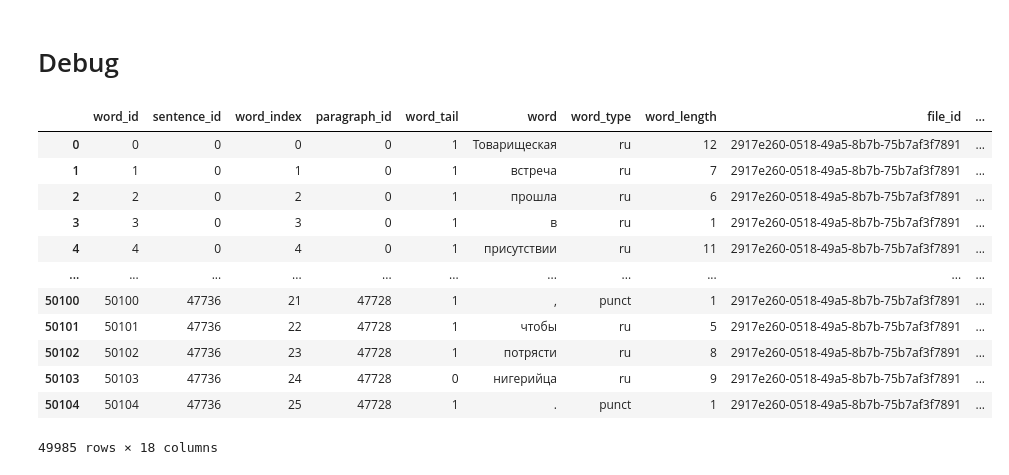
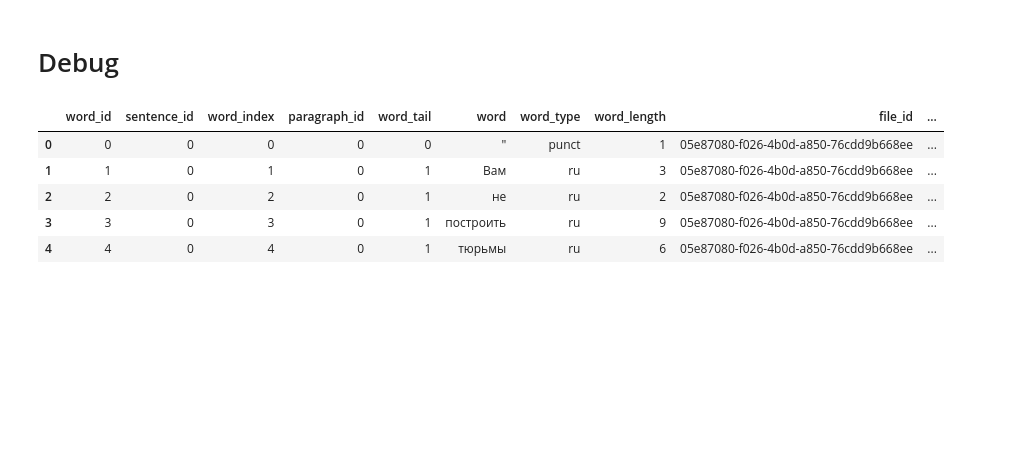
Before and after one commit to okulovsky/grammar_ru, a Jupyter notebook: research/alternative/research.ipynb, the cells around one changed output. Drawn from its saved outputs; the diff is of its cells as text; code cells hidden in the pictures; blank space fills up the shorter version.

```diff
--- a/research/alternative/research.ipynb
+++ b/research/alternative/research.ipynb
@@ -168,24 +308,17 @@ KeyboardInterrupt:
 # %% [markdown]
 # Debug
 # %%
-reader = CorpusReader(Loc.bundles_path/'chtoby/prepare/raw/raw.zip')
+reader = CorpusReader(Loc.bundles_path/'chtoby/prepare/balanced/balanced.zip')
 # %%
 frames = reader.get_frames()
 # %%
 frame = frames.first()
 # %%
-frame
+frame.head()
 # %% [output]
 |  | word_id | sentence_id | word_index | paragraph_id | word_tail | word | word_type | word_length | file_id | ... |
-| 0 | 0 | 0 | 0 | 0 | 1 | Товарищеская | ru | 12 | 2917e260-0518-49a5-8b7b-75b7af3f7891 | ... |
-| 1 | 1 | 0 | 1 | 0 | 1 | встреча | ru | 7 | 2917e260-0518-49a5-8b7b-75b7af3f7891 | ... |
-| 2 | 2 | 0 | 2 | 0 | 1 | прошла | ru | 6 | 2917e260-0518-49a5-8b7b-75b7af3f7891 | ... |
-| 3 | 3 | 0 | 3 | 0 | 1 | в | ru | 1 | 2917e260-0518-49a5-8b7b-75b7af3f7891 | ... |
-| 4 | 4 | 0 | 4 | 0 | 1 | присутствии | ru | 11 | 2917e260-0518-49a5-8b7b-75b7af3f7891 | ... |
-| ... | ... | ... | ... | ... | ... | ... | ... | ... | ... | ... |
-| 50100 | 50100 | 47736 | 21 | 47728 | 1 | , | punct | 1 | 2917e260-0518-49a5-8b7b-75b7af3f7891 | ... |
-| 50101 | 50101 | 47736 | 22 | 47728 | 1 | чтобы | ru | 5 | 2917e260-0518-49a5-8b7b-75b7af3f7891 | ... |
-| 50102 | 50102 | 47736 | 23 | 47728 | 1 | потрясти | ru | 8 | 2917e260-0518-49a5-8b7b-75b7af3f7891 | ... |
-| 50103 | 50103 | 47736 | 24 | 47728 | 0 | нигерийца | ru | 9 | 2917e260-0518-49a5-8b7b-75b7af3f7891 | ... |
-| 50104 | 50104 | 47736 | 25 | 47728 | 1 | . | punct | 1 | 2917e260-0518-49a5-8b7b-75b7af3f7891 | ... |
+| 0 | 0 | 0 | 0 | 0 | 0 | " | punct | 1 | 05e87080-f026-4b0d-a850-76cdd9b668ee | ... |
+| 1 | 1 | 0 | 1 | 0 | 1 | Вам | ru | 3 | 05e87080-f026-4b0d-a850-76cdd9b668ee | ... |
+| 2 | 2 | 0 | 2 | 0 | 1 | не | ru | 2 | 05e87080-f026-4b0d-a850-76cdd9b668ee | ... |
+| 3 | 3 | 0 | 3 | 0 | 1 | построить | ru | 9 | 05e87080-f026-4b0d-a850-76cdd9b668ee | ... |
+| 4 | 4 | 0 | 4 | 0 | 1 | тюрьмы | ru | 6 | 05e87080-f026-4b0d-a850-76cdd9b668ee | ... |
-49985 rows × 18 columns
```
Also changed, not shown: parts of 61 cells of this notebook, 2 other files.
